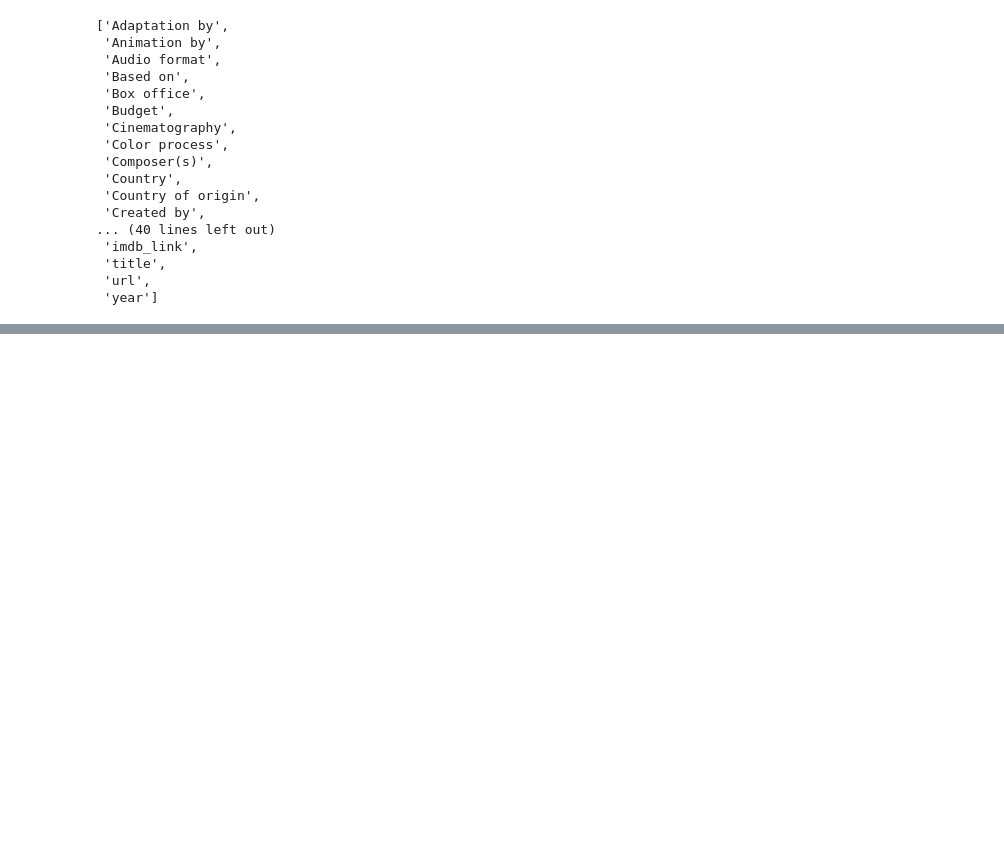
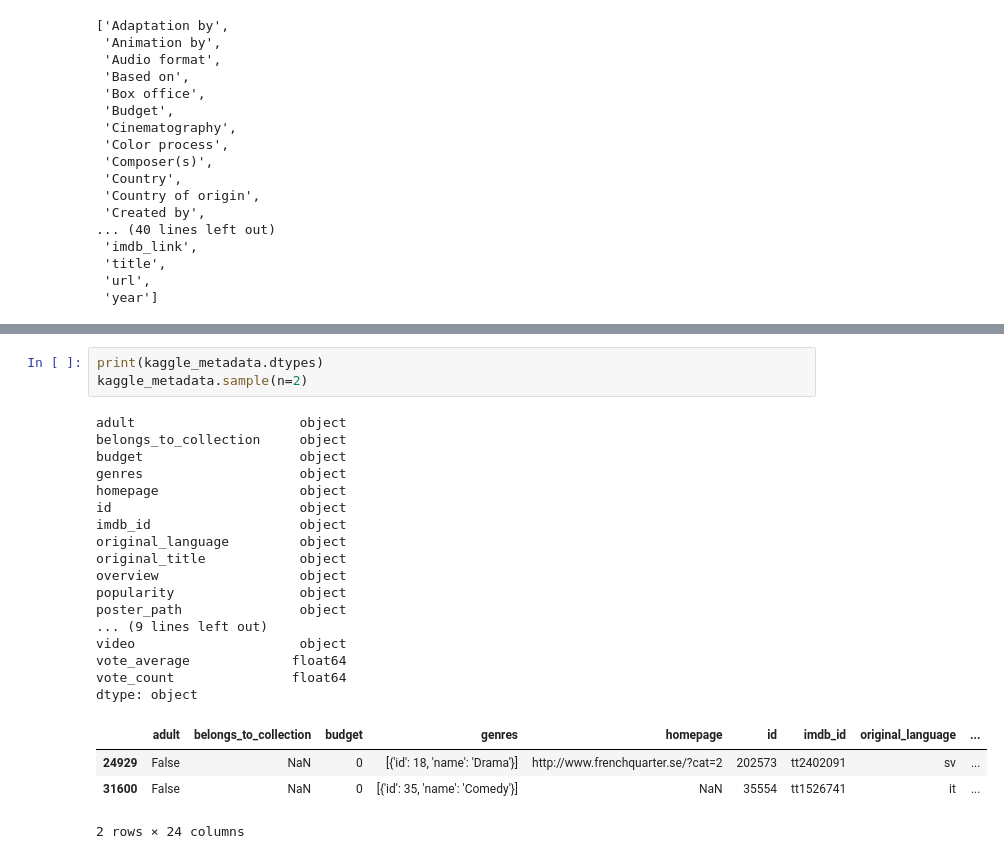
Before and after one commit to justinkirk8/Movies-ETL, a Jupyter notebook: class_code.ipynb, the cells around one changed output, grey strips where cells are left out. Drawn from its saved outputs; the diff is of its cells as text; blank space fills up the shorter version.

```diff
--- a/class_code.ipynb
+++ b/class_code.ipynb
@@ -237,0 +720,25 @@ sorted(wiki_movies_df.columns.tolist())
+# %%
+print(kaggle_metadata.dtypes)
+kaggle_metadata.sample(n=2)
+# %% [output]
+adult                     object
+belongs_to_collection     object
+budget                    object
+genres                    object
+homepage                  object
+id                        object
+imdb_id                   object
+original_language         object
+original_title            object
+overview                  object
+popularity                object
+poster_path               object
+... (9 lines left out)
+video                     object
+vote_average             float64
+vote_count               float64
+dtype: object
+|  | adult | belongs_to_collection | budget | genres | homepage | id | imdb_id | original_language | ... |
+| 24929 | False | NaN | 0 | [{'id': 18, 'name': 'Drama'}] | http://www.frenchquarter.se/?cat=2 | 202573 | tt2402091 | sv | ... |
+| 31600 | False | NaN | 0 | [{'id': 35, 'name': 'Comedy'}] | NaN | 35554 | tt1526741 | it | ... |
+2 rows × 24 columns
```
Also changed, not shown: parts of 62 cells of this notebook.
